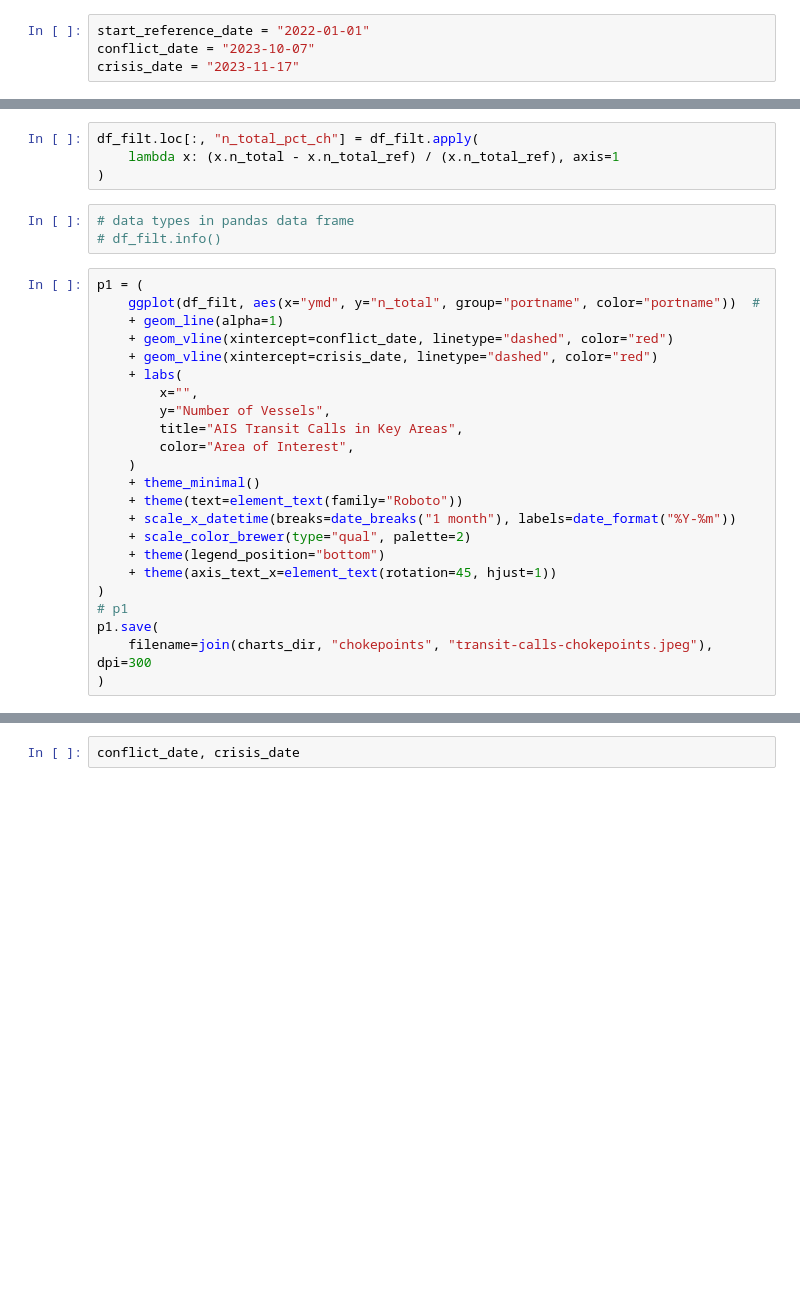
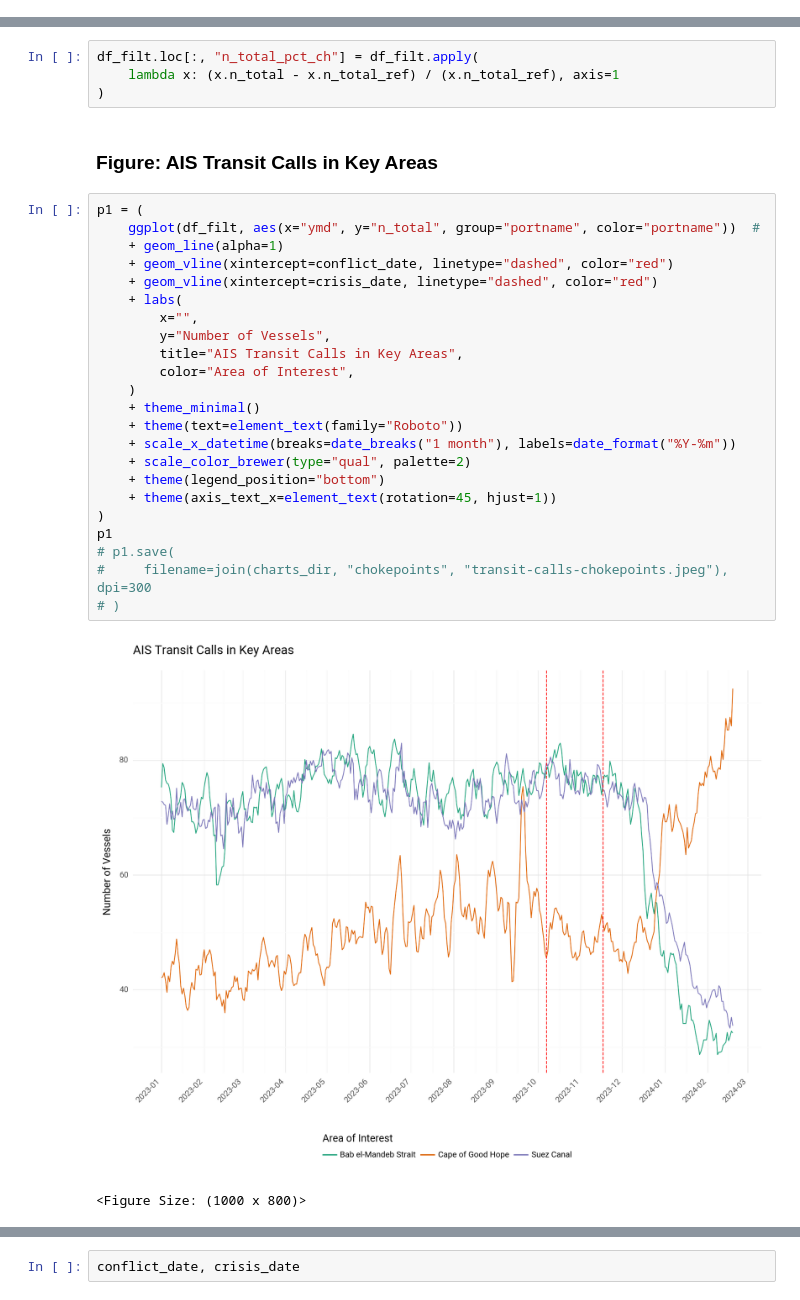
Before and after one commit to datapartnership/red-sea-monitoring, a Jupyter notebook: notebooks/chokepoints/red-sea-chokepoints.ipynb, the cells around one changed output, grey strips where cells are left out. Drawn from its saved outputs; the diff is of its cells as text; blank space fills up the shorter version.

```diff
--- a/notebooks/chokepoints/red-sea-chokepoints.ipynb
+++ b/notebooks/chokepoints/red-sea-chokepoints.ipynb
@@ -138,4 +168,0 @@ Periods
-# %%
-start_reference_date = "2022-01-01"
-conflict_date = "2023-10-07"
-crisis_date = "2023-11-17"
@@ -165,29 +192,31 @@ df_filt = df_filt.merge(df_ref, on=["portname", "md"], how="left", validate="m:1
 df_filt.loc[:, "n_total_pct_ch"] = df_filt.apply(
     lambda x: (x.n_total - x.n_total_ref) / (x.n_total_ref), axis=1
 )
-# %%
-# data types in pandas data frame
-# df_filt.info()
+# %% [markdown]
+### Figure: AIS Transit Calls in Key Areas
 # %%
 p1 = (
     ggplot(df_filt, aes(x="ymd", y="n_total", group="portname", color="portname"))  #
     + geom_line(alpha=1)
     + geom_vline(xintercept=conflict_date, linetype="dashed", color="red")
     + geom_vline(xintercept=crisis_date, linetype="dashed", color="red")
     + labs(
         x="",
         y="Number of Vessels",
         title="AIS Transit Calls in Key Areas",
         color="Area of Interest",
     )
     + theme_minimal()
     + theme(text=element_text(family="Roboto"))
     + scale_x_datetime(breaks=date_breaks("1 month"), labels=date_format("%Y-%m"))
     + scale_color_brewer(type="qual", palette=2)
     + theme(legend_position="bottom")
     + theme(axis_text_x=element_text(rotation=45, hjust=1))
 )
-# p1
-p1.save(
-    filename=join(charts_dir, "chokepoints", "transit-calls-chokepoints.jpeg"), dpi=300
-)
+p1
+# p1.save(
+#     filename=join(charts_dir, "chokepoints", "transit-calls-chokepoints.jpeg"), dpi=300
+# )
+# %% [output]
+[figure, added]
+<Figure Size: (1000 x 800)>
```
Also changed, not shown: parts of 57 cells of this notebook, 4 other files.
